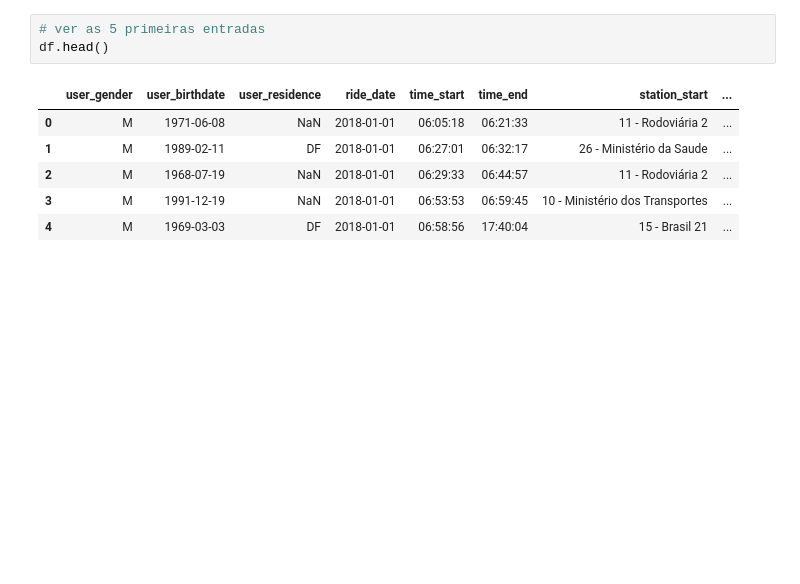
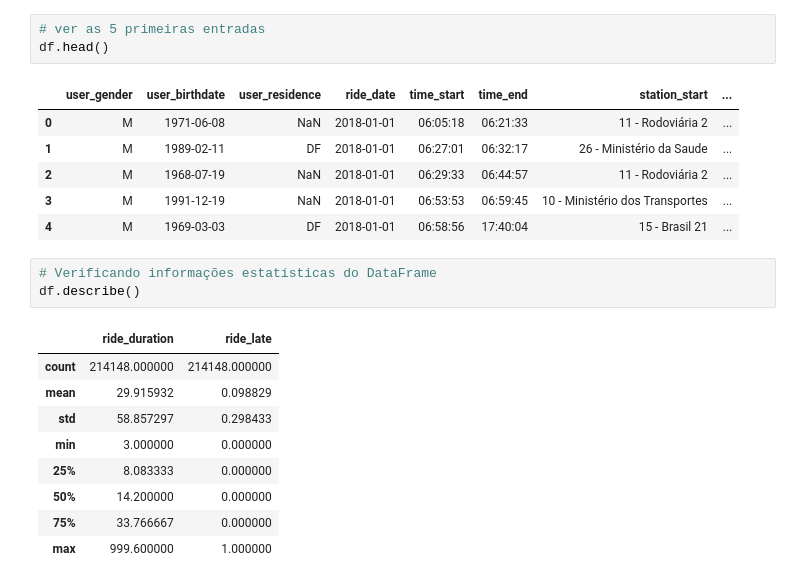
Before and after one commit to nicholascorrea/Data-Science-na-Pratica, a Jupyter notebook: Informações_Estatísticas.ipynb, the cells around one changed output. Cells and saved outputs as stored; diff of their text form; blank space fills up the shorter version.

```diff
--- a/Informações_Estatísticas.ipynb
+++ b/Informações_Estatísticas.ipynb
@@ -31,3 +31,16 @@ df.head()
 | 2 | M | 1968-07-19 | NaN | 2018-01-01 | 06:29:33 | 06:44:57 | 11 - Rodoviária 2 | ... |
 | 3 | M | 1991-12-19 | NaN | 2018-01-01 | 06:53:53 | 06:59:45 | 10 - Ministério dos Transportes | ... |
 | 4 | M | 1969-03-03 | DF | 2018-01-01 | 06:58:56 | 17:40:04 | 15 - Brasil 21 | ... |
+# %%
+# Verificando informações estatísticas do DataFrame
+df.describe()
+# %% [output]
+|  | ride_duration | ride_late |
+| count | 214148.000000 | 214148.000000 |
+| mean | 29.915932 | 0.098829 |
+| std | 58.857297 | 0.298433 |
+| min | 3.000000 | 0.000000 |
+| 25% | 8.083333 | 0.000000 |
+| 50% | 14.200000 | 0.000000 |
+| 75% | 33.766667 | 0.000000 |
+| max | 999.600000 | 1.000000 |
```
Also changed, not shown: parts of 11 cells of this notebook.
